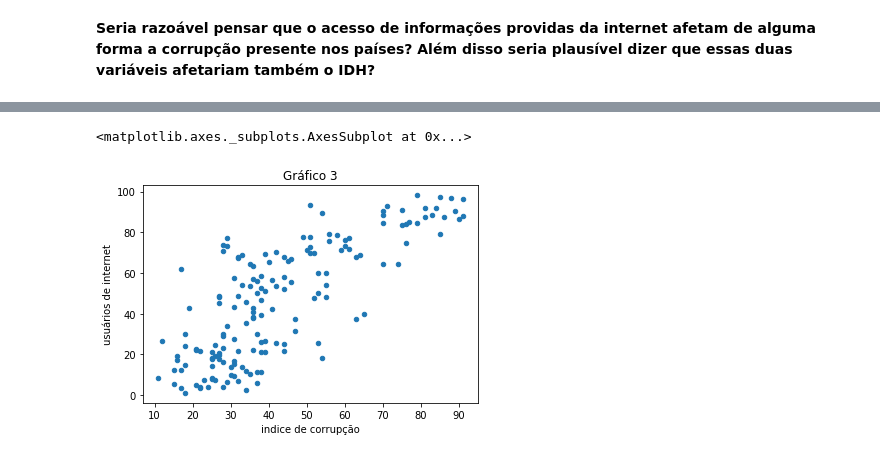
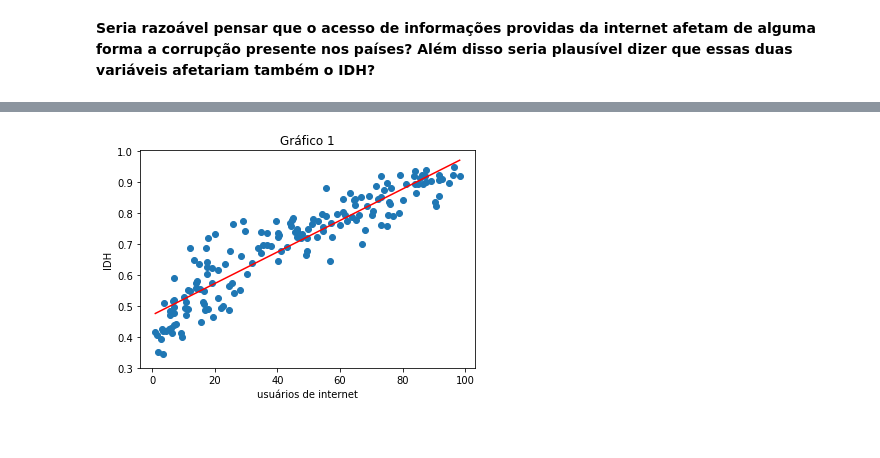
Before and after one commit to roguetaver/Projeto1-dados, a Jupyter notebook: Projeto1_dados_André_Vital_Tavernaro.ipynb, the cells around one changed output, grey strips where cells are left out. Cells and saved outputs as stored; diff of their text form; code cells hidden in the pictures.

```diff
--- a/Projeto1_dados_André_Vital_Tavernaro.ipynb
+++ b/Projeto1_dados_André_Vital_Tavernaro.ipynb
@@ -69,5 +61,36 @@ dados.plot.scatter(y='IDH',x = 'indice de corrupção',title = 'Gráfico 2')
-# %%
-dados.plot.scatter(y='usuários de internet' ,x = 'indice de corrupção',title = 'Gráfico 3')
-# %% [output]
-<matplotlib.axes._subplots.AxesSubplot at 0x...>
-[figure, removed]
+# %%
+def dispersao_com_reta(dados, variavel_x, variavel_y):
+    dados_X = dados[variavel_x]
+    dados_Y = dados[variavel_y]
+
+    # Calcula os coeficientes da reta de ajuste.
+    cov = dados_X.cov(dados_Y)
+
+    var_X = dados_X.var()
+    var_Y = dados_Y.var()
+
+    mX = dados_X.mean()
+    mY = dados_Y.mean()
+
+    a = cov / var_X
+    b = mY - a*mX
+
+    # Desenha o gráfico de dispersão e a reta de ajuste.
+    min_X = dados_X.min()
+    max_X = dados_X.max()
+
+    plt.scatter(dados_X, dados_Y)  # dados.plot.scatter(x=variavel_X, y=variavel_Y) tambem serve!
+    plt.plot((min_X, max_X), (a*min_X + b, a*max_X + b), color='red')
+
+    #plt.title('{0} versus {1}'.format(variavel_x, variavel_y))
+    plt.xlabel(variavel_x)
+    plt.ylabel(variavel_y)
+
+    # Retorna os coeficientes de ajuste da reta.
+    return a, b
+# %%
+plt.title('Gráfico 1')
+a, b = dispersao_com_reta(dados, variavel_x='usuários de internet', variavel_y='IDH')
+#ano de 2014
+# %% [output]
+[figure, added]
```
Also changed, not shown: parts of 17 cells of this notebook.
